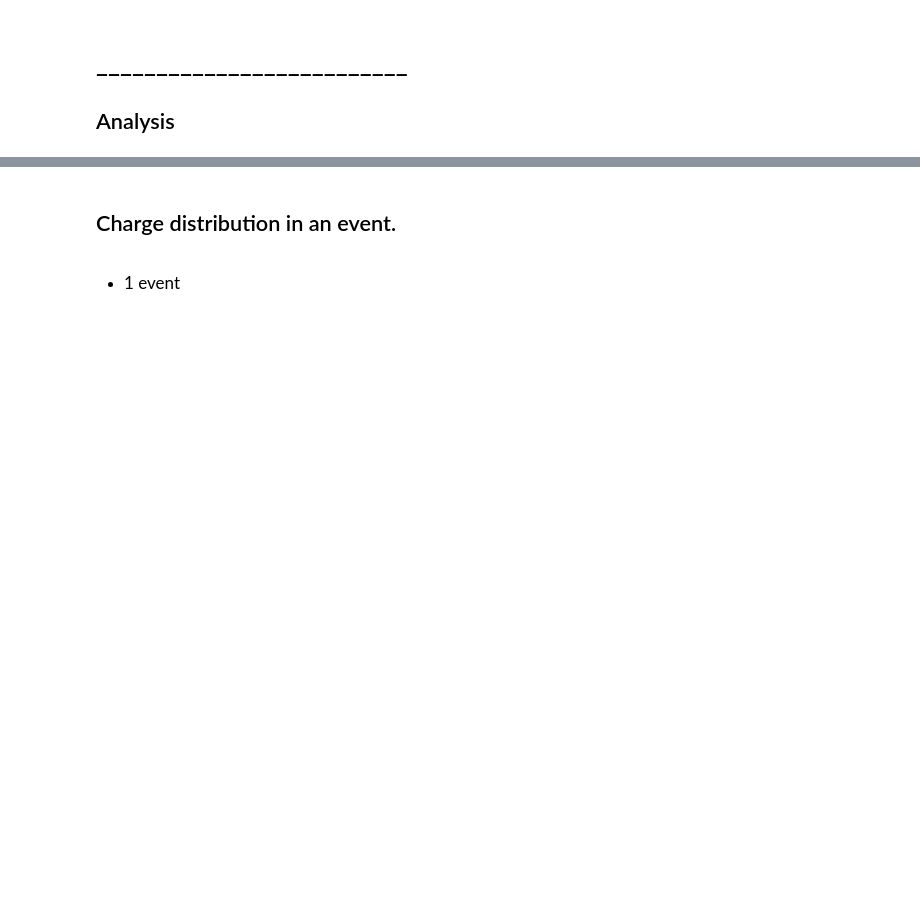
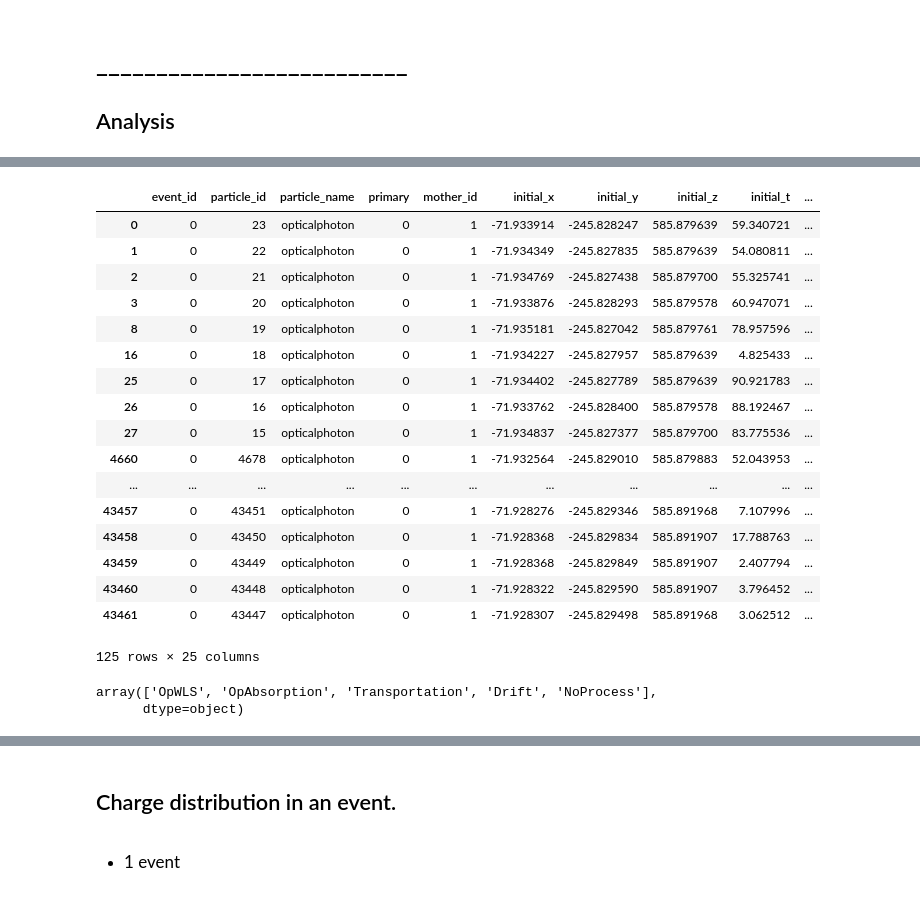
Before and after one commit to mariandbt/python, a Jupyter notebook: notebooks/20230921_NEXT100_fullKr_fiberBarrel.ipynb, the cells around one changed output, grey strips where cells are left out. Saved outputs shown, nothing was run; the diff lists cells and outputs as text; code cells hidden in the pictures; blank space fills up the shorter version.

```diff
--- a/notebooks/20230921_NEXT100_fullKr_fiberBarrel.ipynb
+++ b/notebooks/20230921_NEXT100_fullKr_fiberBarrel.ipynb
@@ -218,12 +294,37 @@ dst_sens
 # %%
 dst_particle = pd.read_hdf(filename, "/MC/particles")
 dst_particle.loc[dst_particle.particle_name == 'opticalphoton']
 dst_particle.loc[(dst_particle.particle_name == 'opticalphoton') &
-                 (dst_particle.final_volume.str.contains('SENSAREA'))
+                 (dst_particle.creator_proc == 'Scintillation')
+#                  (dst_particle.final_volume.str.contains('SENSAREA'))
 #                  (dst_particle.final_volume.str.contains('F_SENSOR_SENSAREA'))
 #                  (~dst_particle.final_volume.str.contains('F_SENSOR_CASE_'))
 #                  (dst_particle.event_id < 5)
                 ]
+# %% [output]
+|  | event_id | particle_id | particle_name | primary | mother_id | initial_x | initial_y | initial_z | initial_t | ... |
+| 0 | 0 | 23 | opticalphoton | 0 | 1 | -71.933914 | -245.828247 | 585.879639 | 59.340721 | ... |
+| 1 | 0 | 22 | opticalphoton | 0 | 1 | -71.934349 | -245.827835 | 585.879639 | 54.080811 | ... |
+| 2 | 0 | 21 | opticalphoton | 0 | 1 | -71.934769 | -245.827438 | 585.879700 | 55.325741 | ... |
+| 3 | 0 | 20 | opticalphoton | 0 | 1 | -71.933876 | -245.828293 | 585.879578 | 60.947071 | ... |
+| 8 | 0 | 19 | opticalphoton | 0 | 1 | -71.935181 | -245.827042 | 585.879761 | 78.957596 | ... |
+| 16 | 0 | 18 | opticalphoton | 0 | 1 | -71.934227 | -245.827957 | 585.879639 | 4.825433 | ... |
+| 25 | 0 | 17 | opticalphoton | 0 | 1 | -71.934402 | -245.827789 | 585.879639 | 90.921783 | ... |
+| 26 | 0 | 16 | opticalphoton | 0 | 1 | -71.933762 | -245.828400 | 585.879578 | 88.192467 | ... |
+| 27 | 0 | 15 | opticalphoton | 0 | 1 | -71.934837 | -245.827377 | 585.879700 | 83.775536 | ... |
+| 4660 | 0 | 4678 | opticalphoton | 0 | 1 | -71.932564 | -245.829010 | 585.879883 | 52.043953 | ... |
+| ... | ... | ... | ... | ... | ... | ... | ... | ... | ... | ... |
+| 43457 | 0 | 43451 | opticalphoton | 0 | 1 | -71.928276 | -245.829346 | 585.891968 | 7.107996 | ... |
+| 43458 | 0 | 43450 | opticalphoton | 0 | 1 | -71.928368 | -245.829834 | 585.891907 | 17.788763 | ... |
+| 43459 | 0 | 43449 | opticalphoton | 0 | 1 | -71.928368 | -245.829849 | 585.891907 | 2.407794 | ... |
+| 43460 | 0 | 43448 | opticalphoton | 0 | 1 | -71.928322 | -245.829590 | 585.891907 | 3.796452 | ... |
+| 43461 | 0 | 43447 | opticalphoton | 0 | 1 | -71.928307 | -245.829498 | 585.891968 | 3.062512 | ... |
+125 rows × 25 columns
+# %%
+dst_particle.final_proc.unique()
+# %% [output]
+array(['OpWLS', 'OpAbsorption', 'Transportation', 'Drift', 'NoProcess'],
+      dtype=object)
 # %%
 dst_particle.particle_name.unique()
 # dst_particle.final_volume.unique()
```
Also changed, not shown: parts of 24 cells of this notebook.
